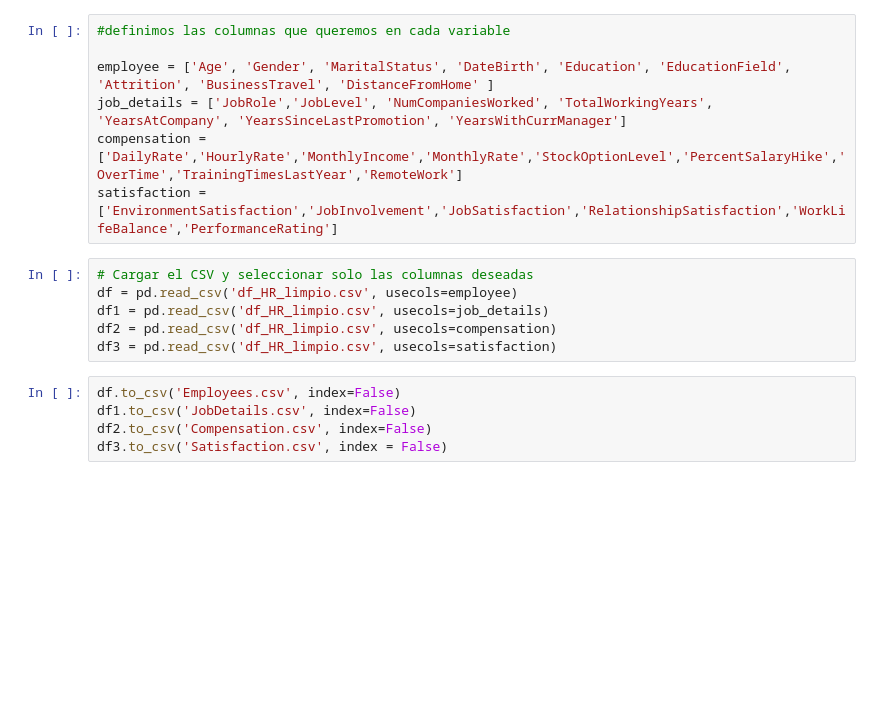
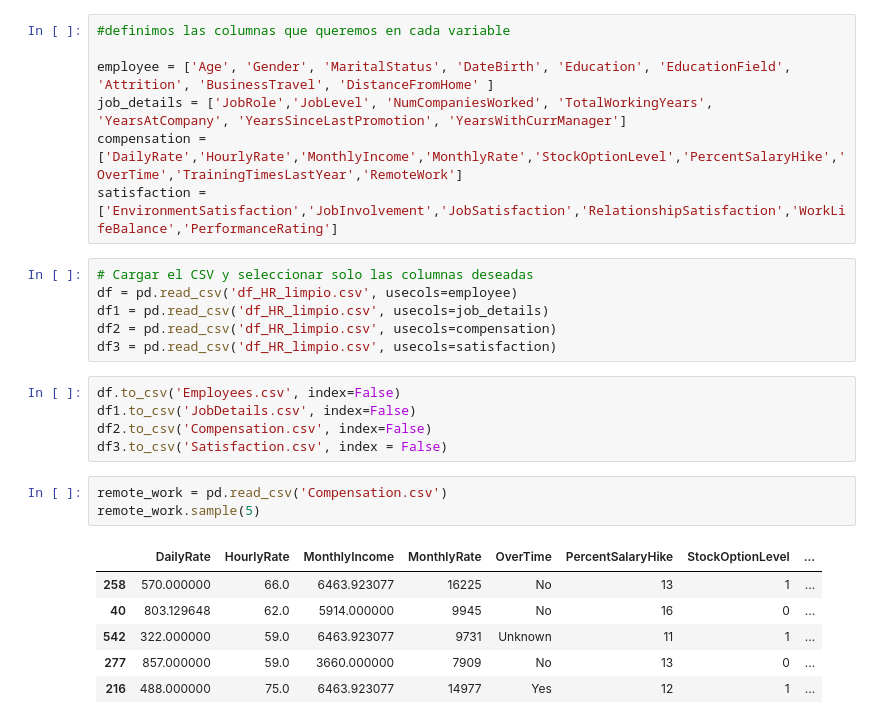
Before and after one commit to TaniaGraff/project-da-promo-angela-modulo-3-team-3, a Jupyter notebook: jupyter_bueno.ipynb, the cells around one changed output. Cells and saved outputs as stored; diff of their text form; blank space fills up the shorter version.

```diff
--- a/jupyter_bueno.ipynb
+++ b/jupyter_bueno.ipynb
@@ -838,3 +842,13 @@ df.to_csv('Employees.csv', index=False)
 df1.to_csv('JobDetails.csv', index=False)
 df2.to_csv('Compensation.csv', index=False)
 df3.to_csv('Satisfaction.csv', index = False)
+# %%
+remote_work = pd.read_csv('Compensation.csv')
+remote_work.sample(5)
+# %% [output]
+|  | DailyRate | HourlyRate | MonthlyIncome | MonthlyRate | OverTime | PercentSalaryHike | StockOptionLevel | ... |
+| 258 | 570.000000 | 66.0 | 6463.923077 | 16225 | No | 13 | 1 | ... |
+| 40 | 803.129648 | 62.0 | 5914.000000 | 9945 | No | 16 | 0 | ... |
+| 542 | 322.000000 | 59.0 | 6463.923077 | 9731 | Unknown | 11 | 1 | ... |
+| 277 | 857.000000 | 59.0 | 3660.000000 | 7909 | No | 13 | 0 | ... |
+| 216 | 488.000000 | 75.0 | 6463.923077 | 14977 | Yes | 12 | 1 | ... |
```
Also changed, not shown: parts of 13 cells of this notebook, 3 other files.
